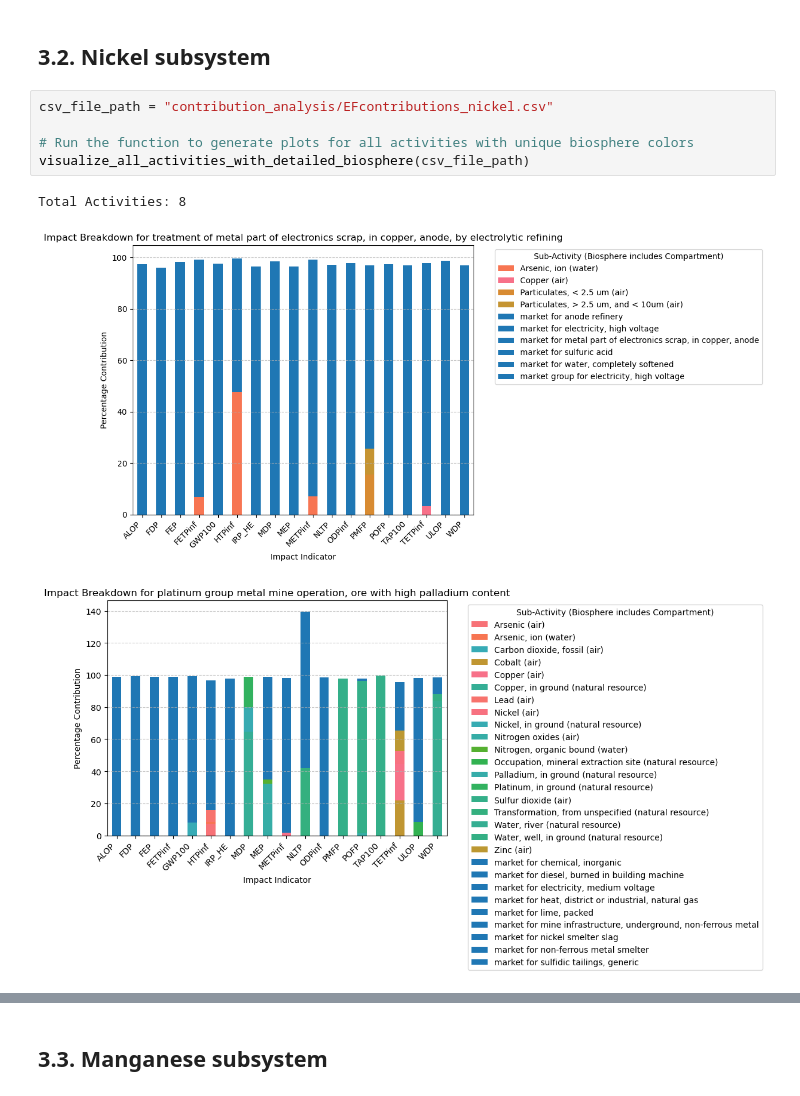
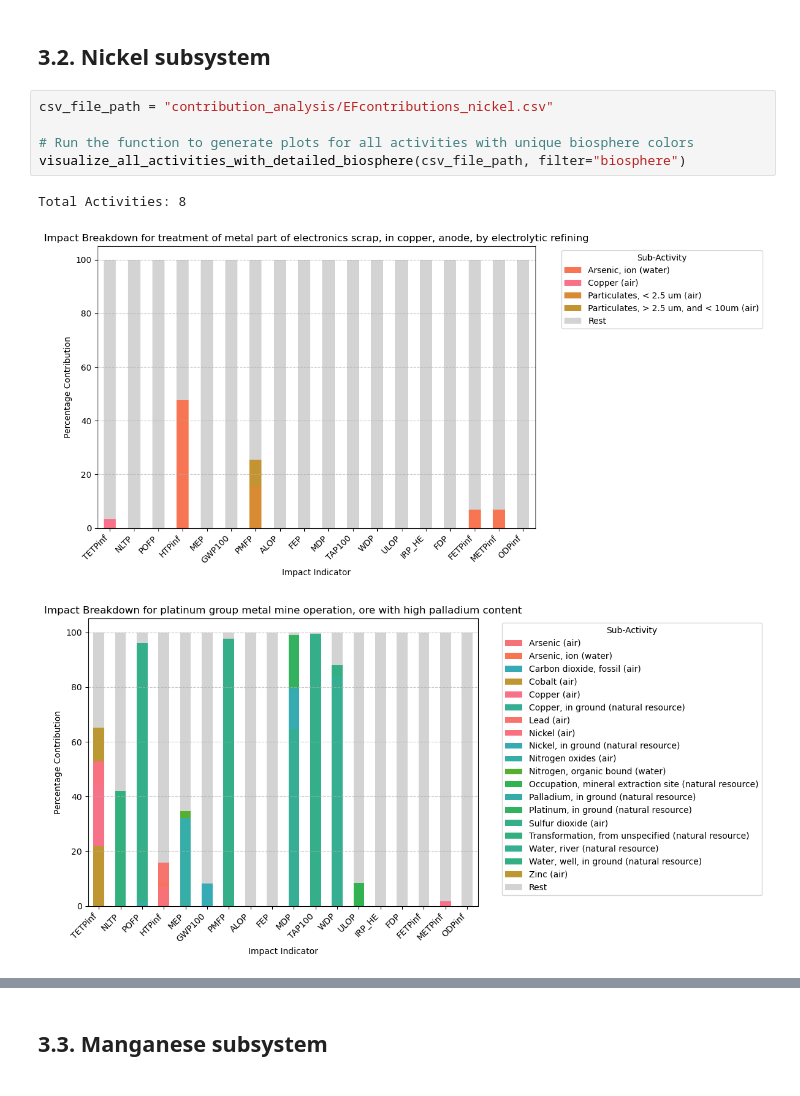
Before and after one commit to bernardomendonca/plca-NMC-oxide-BM-PhD, a Jupyter notebook: 9_visualisation.ipynb, the cells around one changed output, grey strips where cells are left out. Drawn from its saved outputs; the diff is of its cells as text.

Commit message:
Changed the contribution analysis to consider a 'biosphere' or 'technosphere' filter

```diff
--- a/9_visualisation.ipynb
+++ b/9_visualisation.ipynb
@@ -37,9 +35,9 @@ Total Activities: 3
 # %%
 csv_file_path = "contribution_analysis/EFcontributions_nickel.csv"
 
 # Run the function to generate plots for all activities with unique biosphere colors
-visualize_all_activities_with_detailed_biosphere(csv_file_path)
+visualize_all_activities_with_detailed_biosphere(csv_file_path, filter="biosphere")
 # %% [output]
 Total Activities: 8
-[figure, old version]
+[figure, new version]
-[figure, old version]
+[figure, new version]
```
Also changed, not shown: parts of 5 cells of this notebook, 3 other files.
